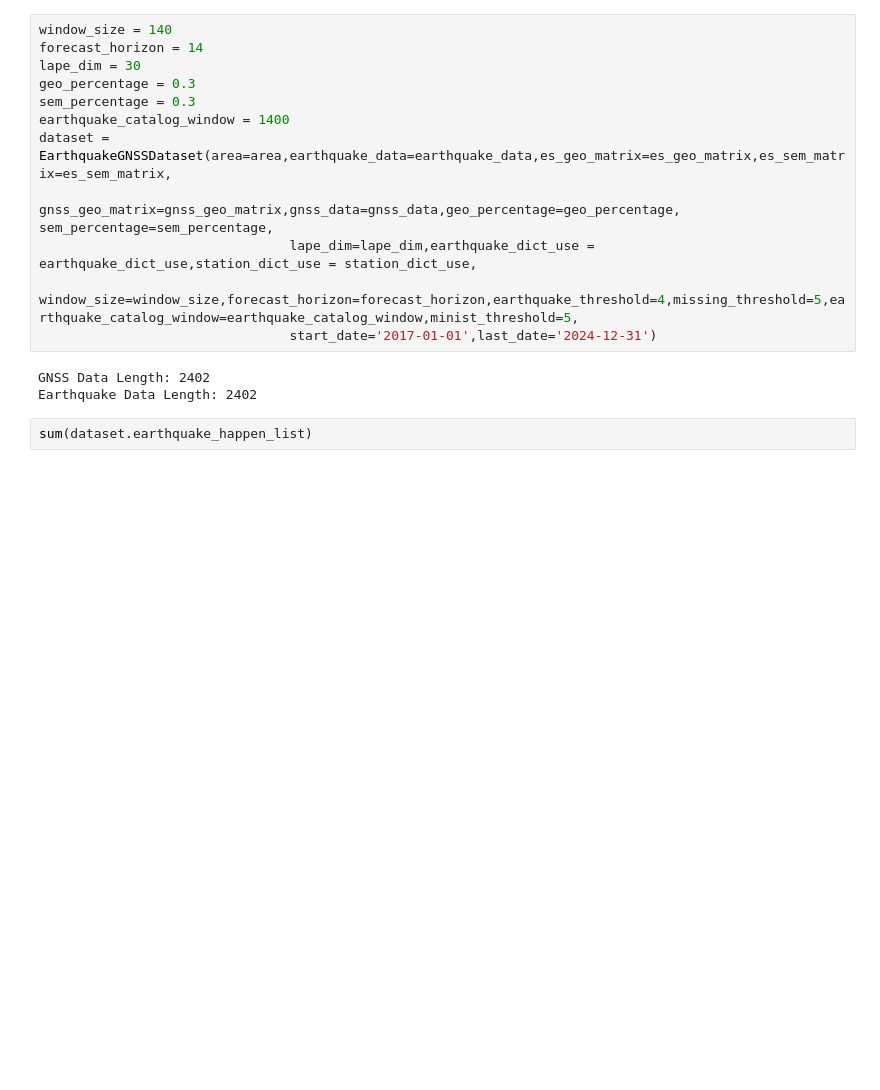
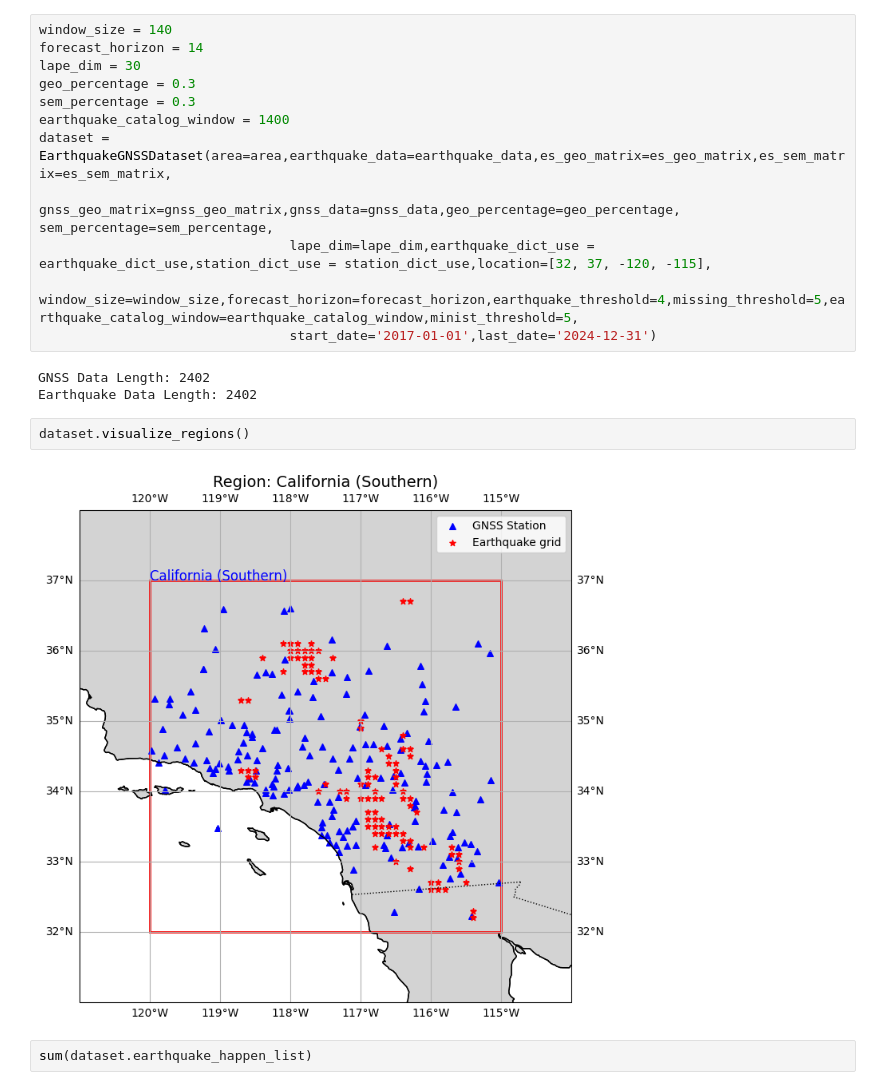
Before and after one commit to lhhhappy/Earthquake_predictor, a Jupyter notebook: dataset/dataset_test.ipynb, the cells around one changed output. Saved outputs shown, nothing was run; the diff lists cells and outputs as text; blank space fills up the shorter version.

```diff
--- a/dataset/dataset_test.ipynb
+++ b/dataset/dataset_test.ipynb
@@ -335,12 +59,16 @@ sem_percentage = 0.3
 earthquake_catalog_window = 1400
 dataset = EarthquakeGNSSDataset(area=area,earthquake_data=earthquake_data,es_geo_matrix=es_geo_matrix,es_sem_matrix=es_sem_matrix,
                                 gnss_geo_matrix=gnss_geo_matrix,gnss_data=gnss_data,geo_percentage=geo_percentage, sem_percentage=sem_percentage,
-                                lape_dim=lape_dim,earthquake_dict_use = earthquake_dict_use,station_dict_use = station_dict_use,
+                                lape_dim=lape_dim,earthquake_dict_use = earthquake_dict_use,station_dict_use = station_dict_use,location=[32, 37, -120, -115],
                                 window_size=window_size,forecast_horizon=forecast_horizon,earthquake_threshold=4,missing_threshold=5,earthquake_catalog_window=earthquake_catalog_window,minist_threshold=5,
                                 start_date='2017-01-01',last_date='2024-12-31')
 # %% [output]
 GNSS Data Length: 2402
 Earthquake Data Length: 2402
+# %%
+dataset.visualize_regions()
+# %% [output]
+[figure, added]
 # %%
 sum(dataset.earthquake_happen_list)
 # %% [output]
```
Also changed, not shown: parts of 3 cells of this notebook, 8 other files.
